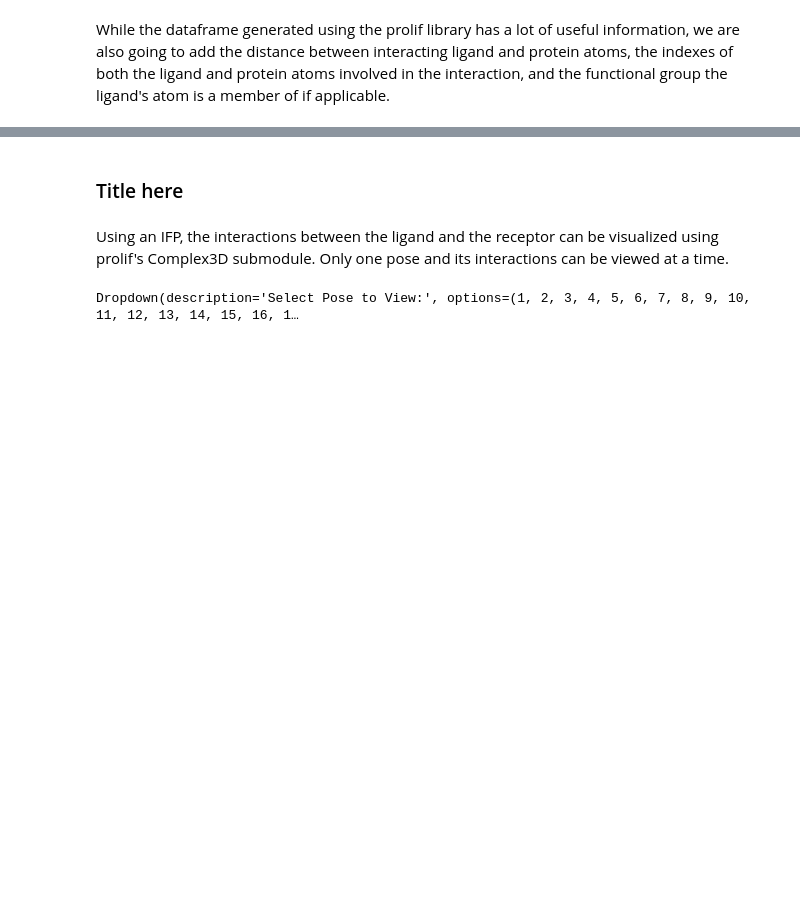
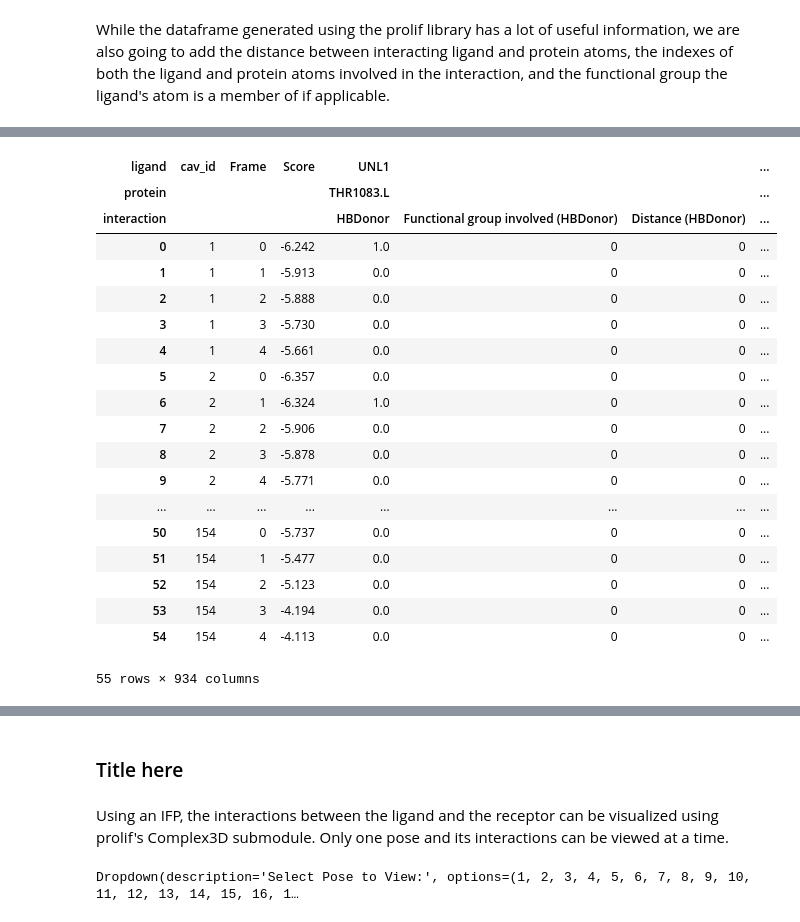
Before and after one commit to leesch27/basil_dock, a Jupyter notebook: dock-data-manip-and-collect.ipynb, the cells around one changed output, grey strips where cells are left out. Cells and saved outputs as stored; diff of their text form; code cells hidden in the pictures; blank space fills up the shorter version.

```diff
--- a/dock-data-manip-and-collect.ipynb
+++ b/dock-data-manip-and-collect.ipynb
@@ -706,28 +685,49 @@ While the dataframe generated using the prolif library has a lot of useful infor
 # %%
 col_names_list = []
 residues = []
 interactions = []
 for key in all_ifps:
     for key_new in key:
         for key_2 in key[key_new]:
             residues.append(str(key_new[1]))
             interactions.append(str(key_2))
             lig_name = str(key_new[0])
             res_name = str(key_new[1])
             column_name = (lig_name, res_name, key_2)
             if column_name not in col_names_list:
                 col_names_list.append(column_name)
                 new_col_0 = (lig_name, res_name, f"Functional group involved ({key_2})")
                 new_col_1 = (lig_name, res_name, f"Distance ({key_2})")
                 new_col_2 = (lig_name, res_name, f"Index 1 (Ligand) ({key_2})")
                 new_col_3 = (lig_name, res_name, f"Index 2 (Ligand) ({key_2})")
                 new_col_4 = (lig_name, res_name, f"Index 3 (Protein) ({key_2})")
                 new_col_5 = (lig_name, res_name, f"Index 4 (Protein) ({key_2})")
-                x = df.columns.get_loc(column_name)
-                df.insert(x + 1, new_col_0, pd.Series([0] * df.shape[0]))
-                df.insert(x + 2, new_col_1, pd.Series([0] * df.shape[0]))
-                df.insert(x + 3, new_col_2, pd.Series([0] * df.shape[0]))
-                df.insert(x + 4, new_col_3, pd.Series([0] * df.shape[0]))
-                df.insert(x + 5, new_col_4, pd.Series([0] * df.shape[0]))
-                df.insert(x + 6, new_col_5, pd.Series([0] * df.shape[0]))
+                df2[column_name] = df[column_name]
+                df2[new_col_0] = pd.Series([0] * df.shape[0])
+                df2[new_col_1] = pd.Series([0] * df.shape[0])
+                df2[new_col_2] = pd.Series([0] * df.shape[0])
+                df2[new_col_3] = pd.Series([0] * df.shape[0])
+                df2[new_col_4] = pd.Series([0] * df.shape[0])
+                df2[new_col_5] = pd.Series([0] * df.shape[0])
+# %% [output]
+| ligand | cav_id | Frame | Score | UNL1 |  |  | ... |
+| protein |  |  |  | THR1083.L |  |  | ... |
+| interaction |  |  |  | HBDonor | Functional group involved (HBDonor) | Distance (HBDonor) | ... |
+| 0 | 1 | 0 | -6.242 | 1.0 | 0 | 0 | ... |
+| 1 | 1 | 1 | -5.913 | 0.0 | 0 | 0 | ... |
+| 2 | 1 | 2 | -5.888 | 0.0 | 0 | 0 | ... |
+| 3 | 1 | 3 | -5.730 | 0.0 | 0 | 0 | ... |
+| 4 | 1 | 4 | -5.661 | 0.0 | 0 | 0 | ... |
+| 5 | 2 | 0 | -6.357 | 0.0 | 0 | 0 | ... |
+| 6 | 2 | 1 | -6.324 | 1.0 | 0 | 0 | ... |
+| 7 | 2 | 2 | -5.906 | 0.0 | 0 | 0 | ... |
+| 8 | 2 | 3 | -5.878 | 0.0 | 0 | 0 | ... |
+| 9 | 2 | 4 | -5.771 | 0.0 | 0 | 0 | ... |
+| ... | ... | ... | ... | ... | ... | ... | ... |
+| 50 | 154 | 0 | -5.737 | 0.0 | 0 | 0 | ... |
+| 51 | 154 | 1 | -5.477 | 0.0 | 0 | 0 | ... |
+| 52 | 154 | 2 | -5.123 | 0.0 | 0 | 0 | ... |
+| 53 | 154 | 3 | -4.194 | 0.0 | 0 | 0 | ... |
+| 54 | 154 | 4 | -4.113 | 0.0 | 0 | 0 | ... |
+55 rows × 934 columns
 # %%
```
Also changed, not shown: parts of 20 cells of this notebook, 13 other files.
